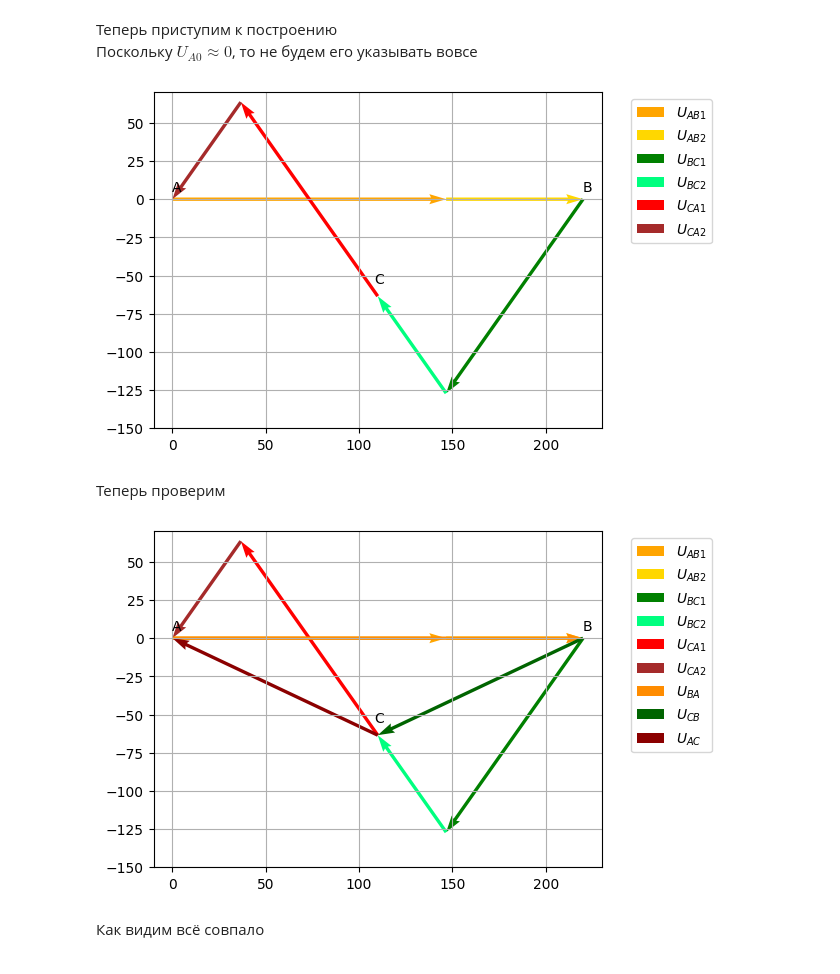
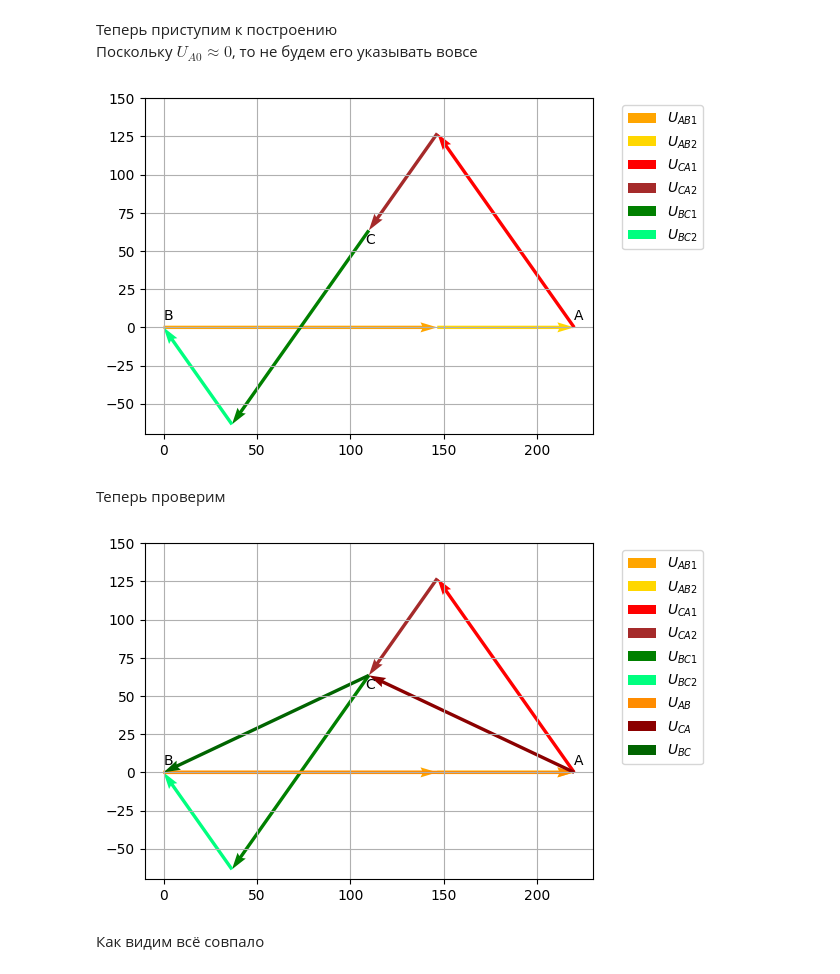
Before and after one commit to M007AX/Coursework-part-III-TBE, a Jupyter notebook: Курсовая_по_ТОЭ_3я_часть.ipynb, the cells around one changed output. Cells and saved outputs as stored; diff of their text form; code cells hidden in the pictures.

```diff
--- a/Курсовая_по_ТОЭ_3я_часть.ipynb
+++ b/Курсовая_по_ТОЭ_3я_часть.ipynb
@@ -1318,48 +1320,48 @@ Voltages_symmetric = {
 # %%
 create_vector_diagram_no_text(Voltages_symmetric)
 
-plt.text(0, 5, "A")
-plt.text(220, 5, "B")
-plt.text(108, -55, "C")
+plt.text(0, 5, "B")
+plt.text(220, 5, "A")
+plt.text(108, 55, "C")
 
 
 plt.tight_layout()
 plt.legend()
 plt.xlim(-10, 230)
-plt.ylim(-150, 70)
+plt.ylim(-70, 150)
 plt.grid()
 plt.legend(bbox_to_anchor=(1.05, 1), loc='upper left')
 
 plt.subplots_adjust(left=0.15, right=0.85, top=0.85, bottom=0.15)
 # %% [output]
-[figure, old version]
+[figure, new version]
 # %% [markdown]
 Теперь проверим
 # %%
 Voltages_input2 = {
-    '$U_{BA}$': {'magnitude': abs(U_AB), 'angle': np.angle(U_AB), 'color': 'darkorange'},
-    '$U_{CB}$': {'magnitude': abs(U_BC), 'angle': np.angle(U_BC), 'color': 'darkgreen'},
-    '$U_{AC}$': {'magnitude': abs(U_CA), 'angle': np.angle(U_CA), 'color': 'darkred'},
+    '$U_{AB}$': {'magnitude': abs(U_AB), 'angle': np.angle(U_AB), 'color': 'darkorange'},
+    '$U_{CA}$': {'magnitude': abs(U_CA), 'angle': np.angle(U_CA), 'color': 'darkred'},
+    '$U_{BC}$': {'magnitude': abs(U_BC), 'angle': np.angle(U_BC), 'color': 'darkgreen'},
 }
 # %%
 create_vector_diagram_no_text(Voltages_symmetric)
 create_vector_diagram_no_text(Voltages_input2)
 
-plt.text(0, 5, "A")
-plt.text(220, 5, "B")
-plt.text(108, -55, "C")
+plt.text(0, 5, "B")
+plt.text(220, 5, "A")
+plt.text(108, 55, "C")
 
 
 plt.tight_layout()
 plt.legend()
 plt.xlim(-10, 230)
-plt.ylim(-150, 70)
+plt.ylim(-70, 150)
 plt.grid()
 plt.legend(bbox_to_anchor=(1.05, 1), loc='upper left')
 
 plt.subplots_adjust(left=0.15, right=0.85, top=0.85, bottom=0.15)
 # %% [output]
-[figure, old version]
+[figure, new version]
 # %% [markdown]
 Как видим всё совпало
 # %% [markdown]
```
Also changed, not shown: parts of 95 cells of this notebook.
